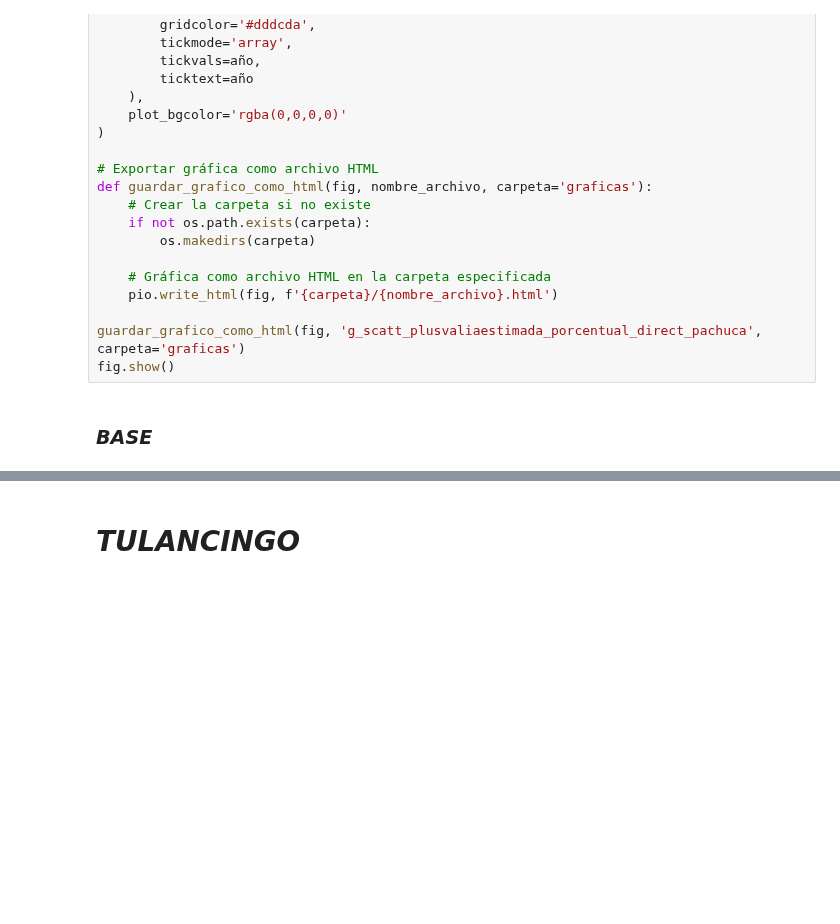
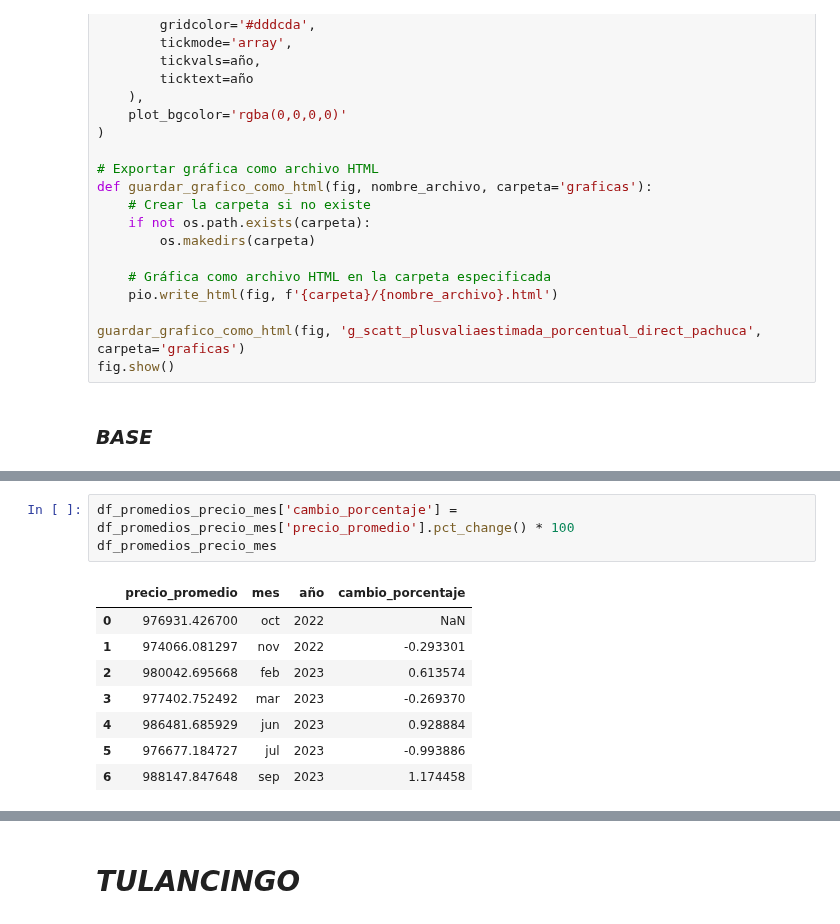
Before and after one commit to MiguelDWT4toCreativo/Datalpine, a Jupyter notebook: resources/jupyter/plusvalia_estimada.ipynb, the cells around one changed output, grey strips where cells are left out. Drawn from its saved outputs; the diff is of its cells as text; blank space fills up the shorter version.

```diff
--- a/resources/jupyter/plusvalia_estimada.ipynb
+++ b/resources/jupyter/plusvalia_estimada.ipynb
@@ -185,0 +248,12 @@ fig.show()
+# %%
+df_promedios_precio_mes['cambio_porcentaje'] = df_promedios_precio_mes['precio_promedio'].pct_change() * 100
+df_promedios_precio_mes
+# %% [output]
+|  | precio_promedio | mes | año | cambio_porcentaje |
+| 0 | 976931.426700 | oct | 2022 | NaN |
+| 1 | 974066.081297 | nov | 2022 | -0.293301 |
+| 2 | 980042.695668 | feb | 2023 | 0.613574 |
+| 3 | 977402.752492 | mar | 2023 | -0.269370 |
+| 4 | 986481.685929 | jun | 2023 | 0.928884 |
+| 5 | 976677.184727 | jul | 2023 | -0.993886 |
+| 6 | 988147.847648 | sep | 2023 | 1.174458 |
```
Also changed, not shown: parts of 17 cells of this notebook, 15 other files.
